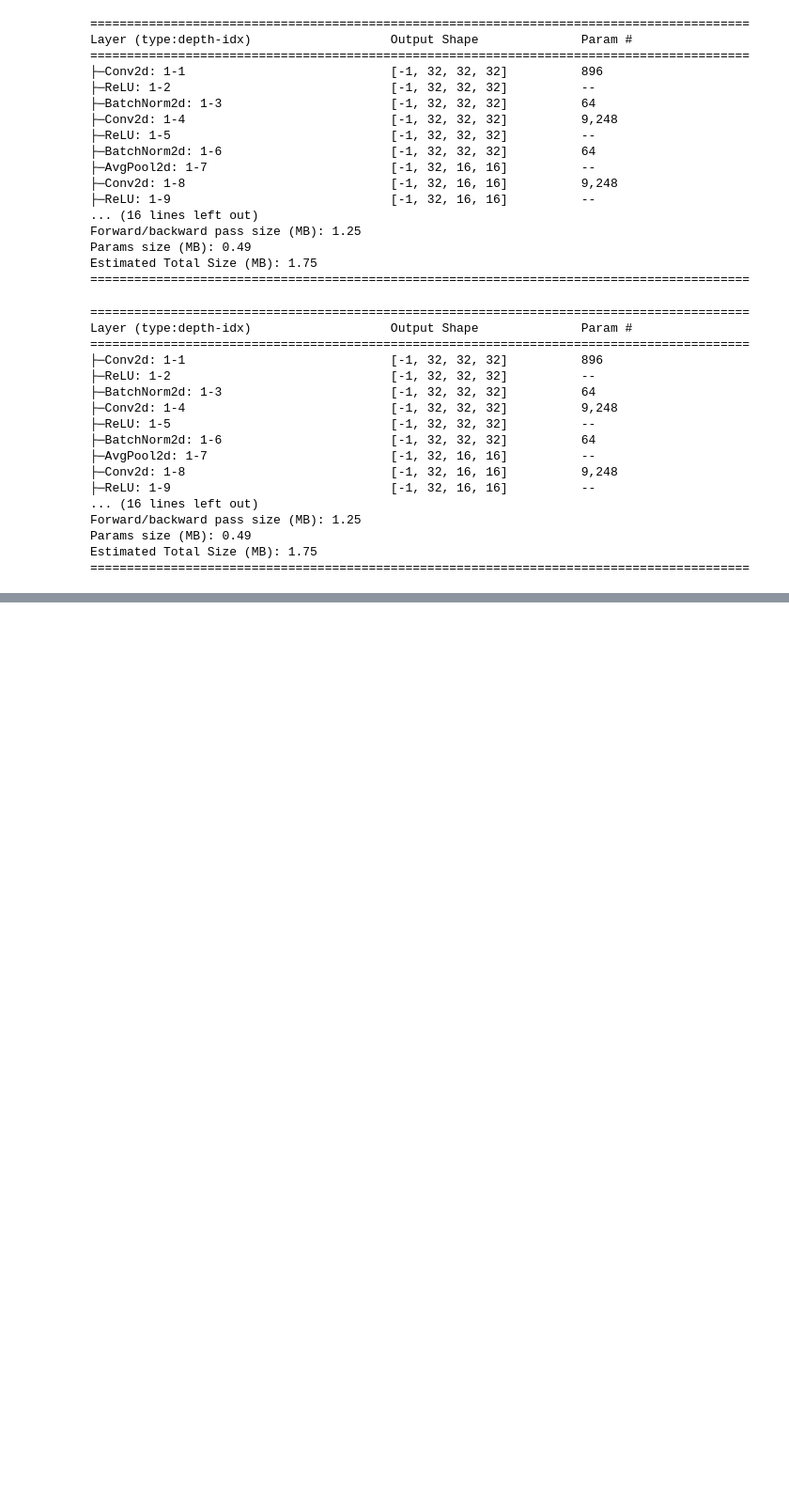
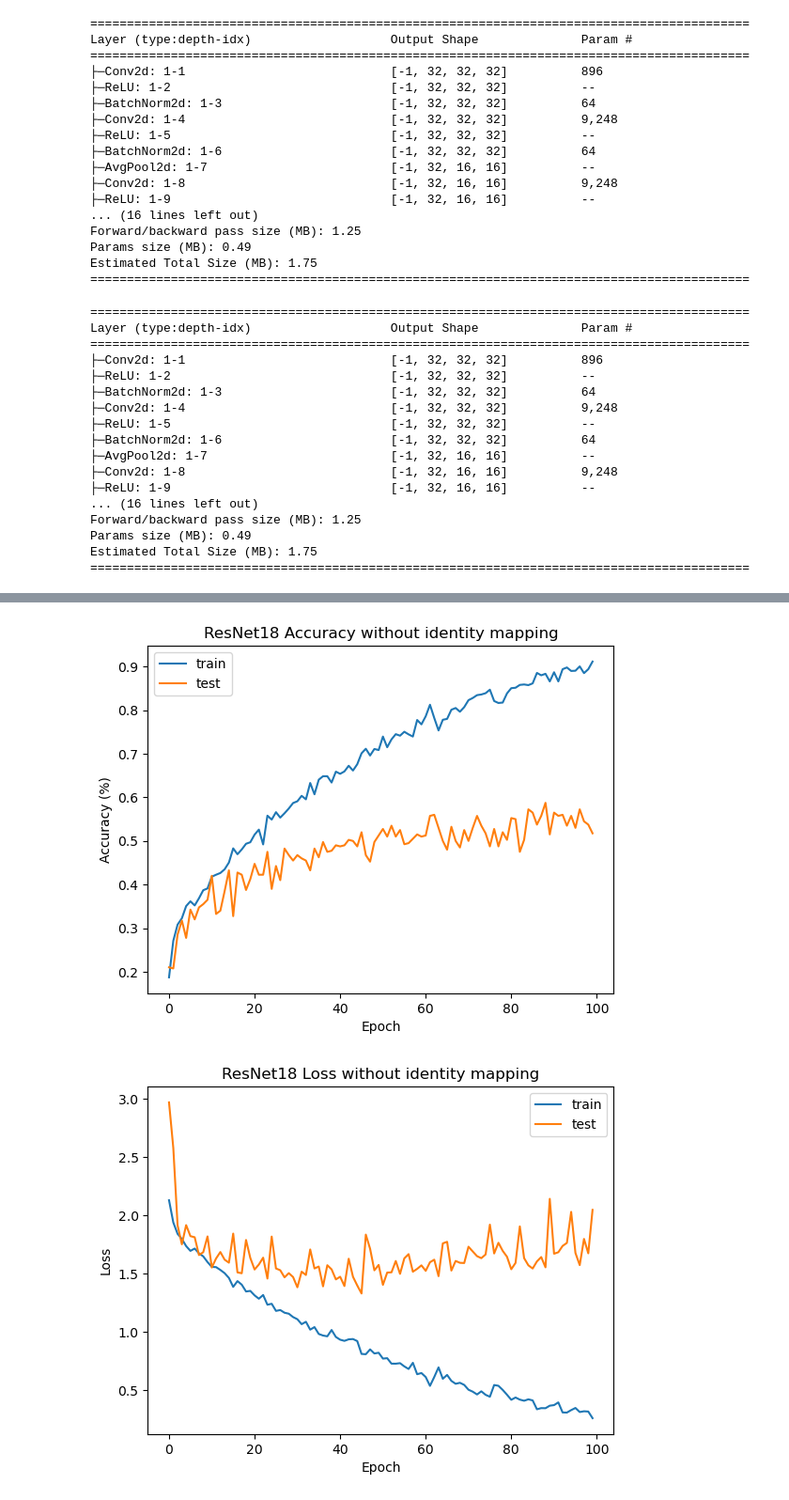
Before and after one commit to jacksonchen1998/2023-NYCU-DL, a Jupyter notebook: Homework 1/hw1-2/hw1_2_311511052.ipynb, the cells around one changed output, grey strips where cells are left out. Shown at 94% size. Saved outputs shown, nothing was run; the diff lists cells and outputs as text; code cells hidden in the pictures; blank space fills up the shorter version.

```diff
--- a/Homework 1/hw1-2/hw1_2_311511052.ipynb
+++ b/Homework 1/hw1-2/hw1_2_311511052.ipynb
@@ -372,0 +504,21 @@ Estimated Total Size (MB): 1.75
+# %%
+# plot accuracy
+plt.plot(res_train_acc, label='train')
+plt.plot(res_test_acc, label='test')
+plt.title('ResNet18 Accuracy without identity mapping')
+plt.xlabel('Epoch')
+plt.ylabel('Accuracy (%)')
+plt.legend()
+plt.show()
+
+# plot loss
+plt.plot(res_train_loss, label='train')
+plt.plot(res_test_loss, label='test')
+plt.title('ResNet18 Loss without identity mapping')
+plt.xlabel('Epoch')
+plt.ylabel('Loss')
+plt.legend()
+plt.show()
+# %% [output]
+[figure, added]
+[figure, added]
```
Also changed, not shown: parts of 7 cells of this notebook, 2 other files.
